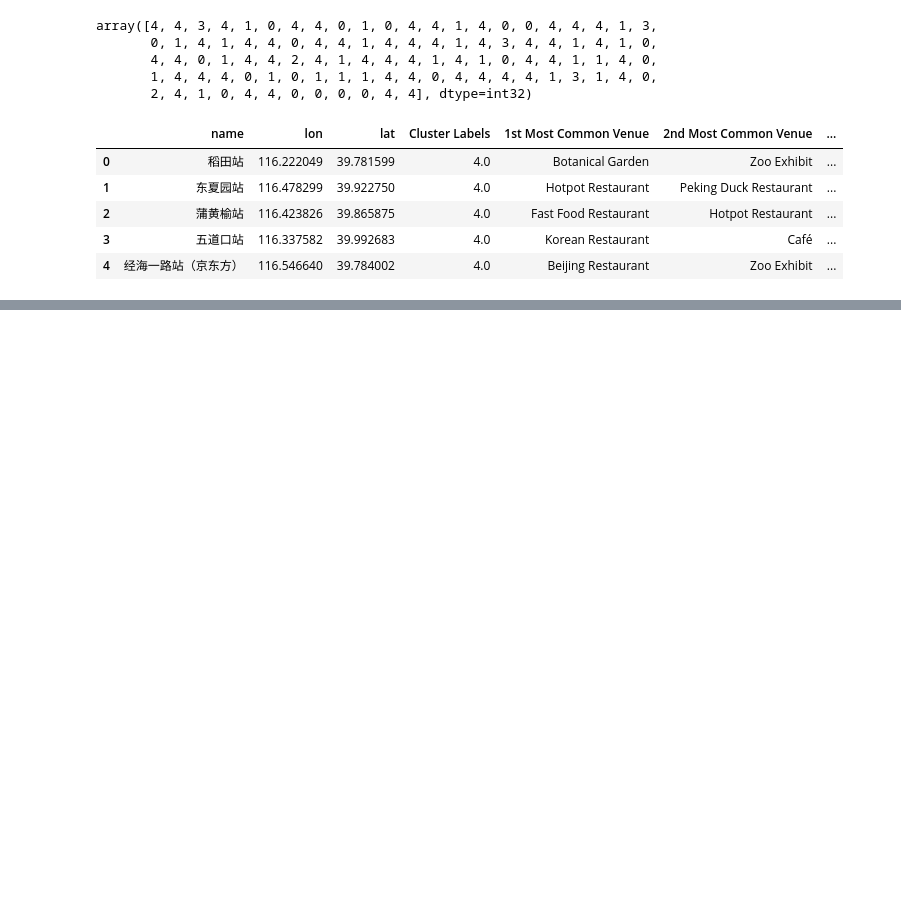
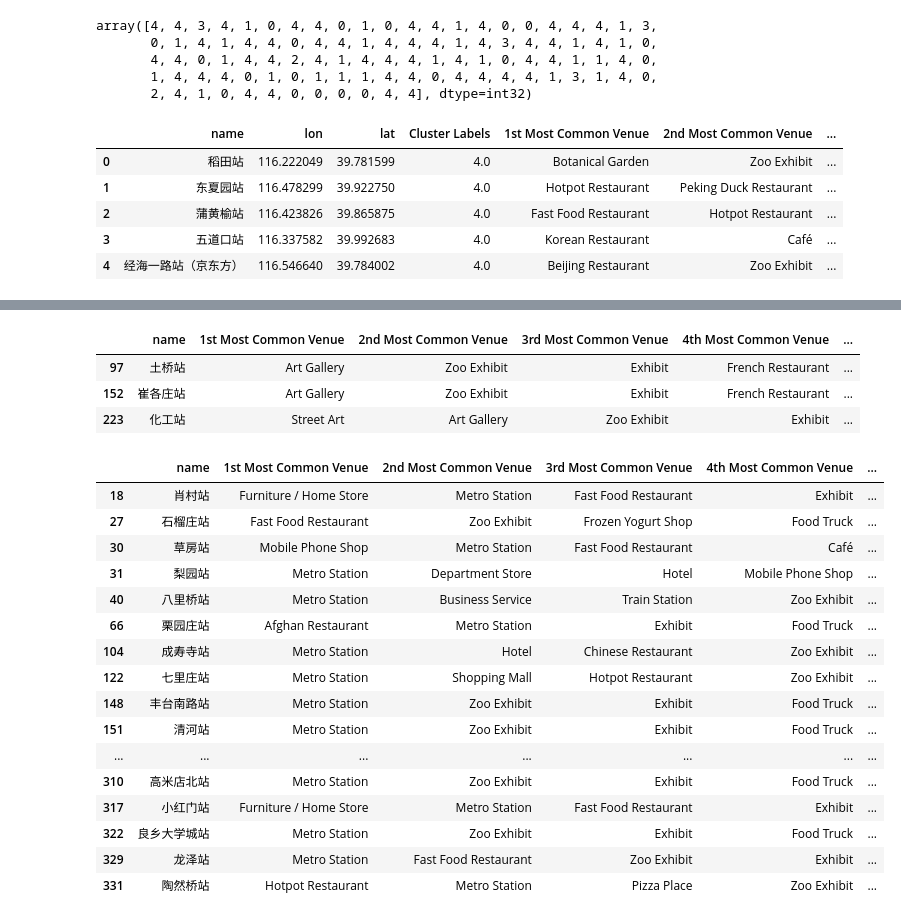
Before and after one commit to FavorMylikes/Coursera_Capstone, a Jupyter notebook: similarities-between-chinese-cities.ipynb, the cells around one changed output, grey strips where cells are left out. Drawn from its saved outputs; the diff is of its cells as text; code cells hidden in the pictures; blank space fills up the shorter version.

```diff
--- a/similarities-between-chinese-cities.ipynb
+++ b/similarities-between-chinese-cities.ipynb
@@ -361,5 +398,28 @@ beijing_merged_nonan.loc[beijing_merged_nonan['Cluster Labels'] == 1, beijing_me
 # %%
-beijing_merged_nonan.loc[beijing_merged_nonan['Cluster Labels'] == 1, beijing_merged_nonan.columns[[0] + [4] + list(range(5, beijing_merged_nonan.shape[1]))]]
+beijing_merged_nonan.loc[beijing_merged_nonan['Cluster Labels'] == 2, beijing_merged_nonan.columns[[0] + [4] + list(range(5, beijing_merged_nonan.shape[1]))]]
+# %% [output]
+|  | name | 1st Most Common Venue | 2nd Most Common Venue | 3rd Most Common Venue | 4th Most Common Venue | ... |
+| 97 | 土桥站 | Art Gallery | Zoo Exhibit | Exhibit | French Restaurant | ... |
+| 152 | 崔各庄站 | Art Gallery | Zoo Exhibit | Exhibit | French Restaurant | ... |
+| 223 | 化工站 | Street Art | Art Gallery | Zoo Exhibit | Exhibit | ... |
 # %%
-beijing_merged_nonan.loc[beijing_merged_nonan['Cluster Labels'] == 1, beijing_merged_nonan.columns[[0] + [4] + list(range(5, beijing_merged_nonan.shape[1]))]]
+beijing_merged_nonan.loc[beijing_merged_nonan['Cluster Labels'] == 3, beijing_merged_nonan.columns[[0] + [4] + list(range(5, beijing_merged_nonan.shape[1]))]]
+# %% [output]
+|  | name | 1st Most Common Venue | 2nd Most Common Venue | 3rd Most Common Venue | 4th Most Common Venue | ... |
+| 18 | 肖村站 | Furniture / Home Store | Metro Station | Fast Food Restaurant | Exhibit | ... |
+| 27 | 石榴庄站 | Fast Food Restaurant | Zoo Exhibit | Frozen Yogurt Shop | Food Truck | ... |
+| 30 | 草房站 | Mobile Phone Shop | Metro Station | Fast Food Restaurant | Café | ... |
+| 31 | 梨园站 | Metro Station | Department Store | Hotel | Mobile Phone Shop | ... |
+| 40 | 八里桥站 | Metro Station | Business Service | Train Station | Zoo Exhibit | ... |
+| 66 | 栗园庄站 | Afghan Restaurant | Metro Station | Exhibit | Food Truck | ... |
+| 104 | 成寿寺站 | Metro Station | Hotel | Chinese Restaurant | Zoo Exhibit | ... |
+| 122 | 七里庄站 | Metro Station | Shopping Mall | Hotpot Restaurant | Zoo Exhibit | ... |
+| 148 | 丰台南路站 | Metro Station | Zoo Exhibit | Exhibit | Food Truck | ... |
+| 151 | 清河站 | Metro Station | Zoo Exhibit | Exhibit | Food Truck | ... |
+| ... | ... | ... | ... | ... | ... | ... |
+| 310 | 高米店北站 | Metro Station | Zoo Exhibit | Exhibit | Food Truck | ... |
+| 317 | 小红门站 | Furniture / Home Store | Metro Station | Fast Food Restaurant | Exhibit | ... |
+| 322 | 良乡大学城站 | Metro Station | Zoo Exhibit | Exhibit | Food Truck | ... |
+| 329 | 龙泽站 | Metro Station | Fast Food Restaurant | Zoo Exhibit | Exhibit | ... |
+| 331 | 陶然桥站 | Hotpot Restaurant | Metro Station | Pizza Place | Zoo Exhibit | ... |
 # %%
```
Also changed, not shown: parts of 6 cells of this notebook.
